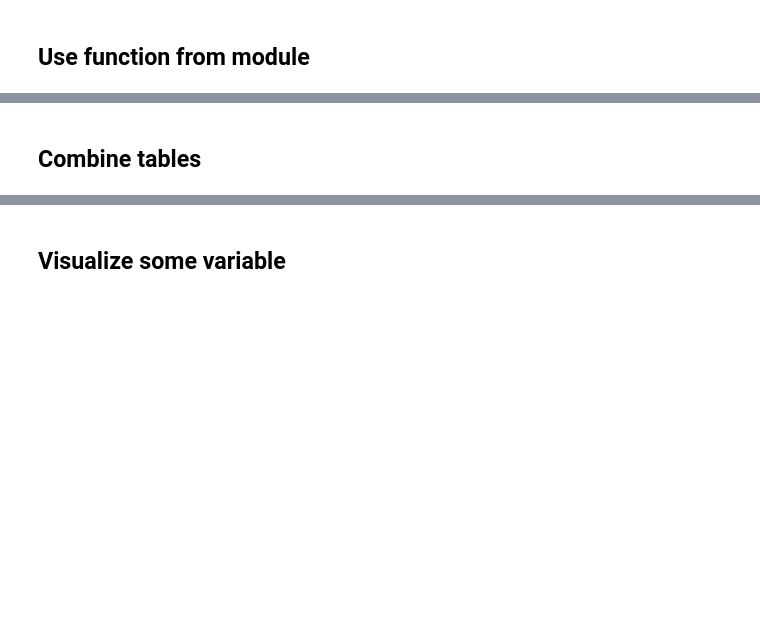
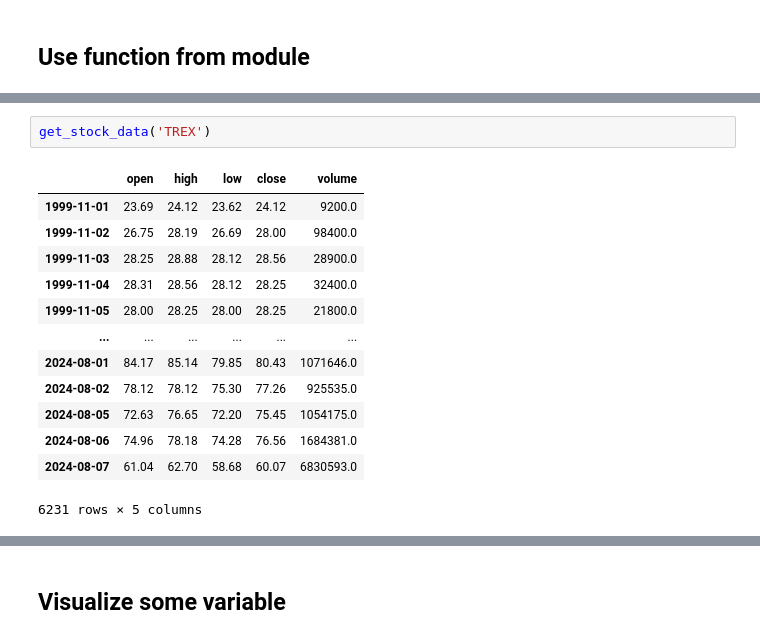
Before and after one commit to MarioTheEmblem/WS, a Jupyter notebook: notebooks/10_APIs/16_Module/A.ipynb, the cells around one changed output, grey strips where cells are left out. Cells and saved outputs as stored; diff of their text form; blank space fills up the shorter version.

```diff
--- a/notebooks/10_APIs/16_Module/A.ipynb
+++ b/notebooks/10_APIs/16_Module/A.ipynb
@@ -34,2 +13,16 @@ ModuleNotFoundError: No module named 'alphavantage'
-# %% [markdown]
-## Combine tables
+# %%
+get_stock_data('TREX')
+# %% [output]
+|  | open | high | low | close | volume |
+| 1999-11-01 | 23.69 | 24.12 | 23.62 | 24.12 | 9200.0 |
+| 1999-11-02 | 26.75 | 28.19 | 26.69 | 28.00 | 98400.0 |
+| 1999-11-03 | 28.25 | 28.88 | 28.12 | 28.56 | 28900.0 |
+| 1999-11-04 | 28.31 | 28.56 | 28.12 | 28.25 | 32400.0 |
+| 1999-11-05 | 28.00 | 28.25 | 28.00 | 28.25 | 21800.0 |
+| ... | ... | ... | ... | ... | ... |
+| 2024-08-01 | 84.17 | 85.14 | 79.85 | 80.43 | 1071646.0 |
+| 2024-08-02 | 78.12 | 78.12 | 75.30 | 77.26 | 925535.0 |
+| 2024-08-05 | 72.63 | 76.65 | 72.20 | 75.45 | 1054175.0 |
+| 2024-08-06 | 74.96 | 78.18 | 74.28 | 76.56 | 1684381.0 |
+| 2024-08-07 | 61.04 | 62.70 | 58.68 | 60.07 | 6830593.0 |
+6231 rows × 5 columns
```
Also changed, not shown: parts of 17 cells of this notebook, 2 other files.
